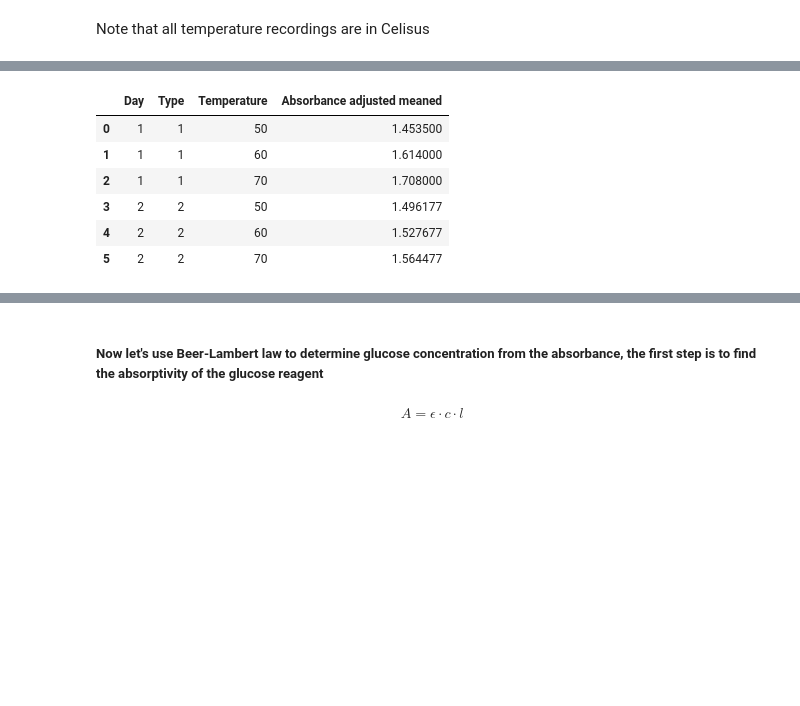
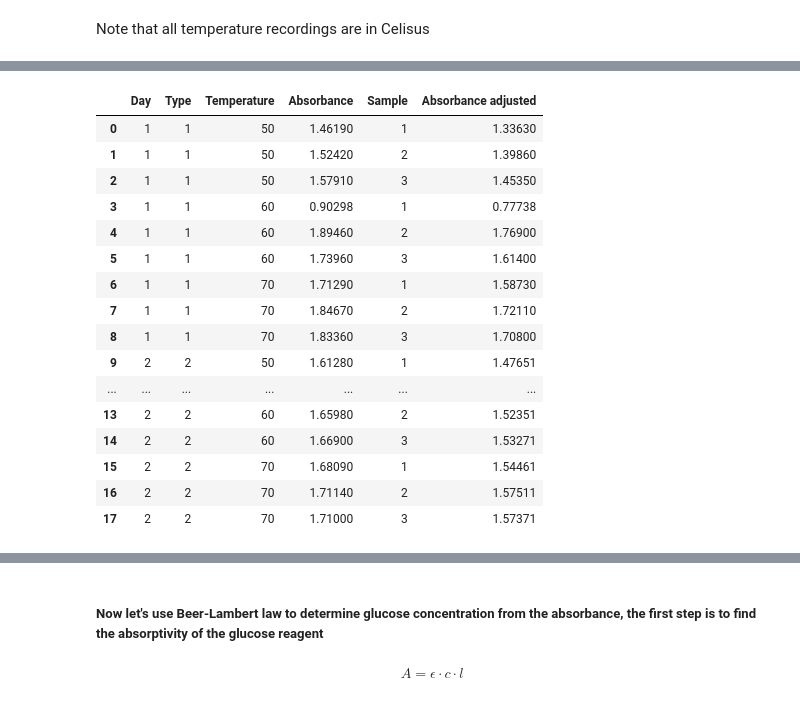
Before and after one commit to rahilisashaik/cbe154, a Jupyter notebook: sucrose-inversion-kinetics/data-analysis.ipynb, the cells around one changed output, grey strips where cells are left out. Drawn from its saved outputs; the diff is of its cells as text; code cells hidden in the pictures; blank space fills up the shorter version.

```diff
--- a/sucrose-inversion-kinetics/data-analysis.ipynb
+++ b/sucrose-inversion-kinetics/data-analysis.ipynb
@@ -71,22 +73,34 @@ df_res.query("Temperature == 50")
 # %%
 def adjust_absorbance(day, absorbance, A_DI1, A_DI2):
     if day == 1:
         return absorbance - A_DI1
     elif day == 2:
         return absorbance - A_DI2
     else:
         raise ValueError("Invalid day value")
 
 df_res["Absorbance adjusted"] = df_res.apply(lambda x: adjust_absorbance(x["Day"], x["Absorbance"], A_DI1, A_DI2), axis=1)
+
+df_res
+# %% [output]
+|  | Day | Type | Temperature | Absorbance | Sample | Absorbance adjusted |
+| 0 | 1 | 1 | 50 | 1.46190 | 1 | 1.33630 |
+| 1 | 1 | 1 | 50 | 1.52420 | 2 | 1.39860 |
+| 2 | 1 | 1 | 50 | 1.57910 | 3 | 1.45350 |
+| 3 | 1 | 1 | 60 | 0.90298 | 1 | 0.77738 |
+| 4 | 1 | 1 | 60 | 1.89460 | 2 | 1.76900 |
+| 5 | 1 | 1 | 60 | 1.73960 | 3 | 1.61400 |
+| 6 | 1 | 1 | 70 | 1.71290 | 1 | 1.58730 |
+| 7 | 1 | 1 | 70 | 1.84670 | 2 | 1.72110 |
+| 8 | 1 | 1 | 70 | 1.83360 | 3 | 1.70800 |
+| 9 | 2 | 2 | 50 | 1.61280 | 1 | 1.47651 |
+| ... | ... | ... | ... | ... | ... | ... |
+| 13 | 2 | 2 | 60 | 1.65980 | 2 | 1.52351 |
+| 14 | 2 | 2 | 60 | 1.66900 | 3 | 1.53271 |
+| 15 | 2 | 2 | 70 | 1.68090 | 1 | 1.54461 |
+| 16 | 2 | 2 | 70 | 1.71140 | 2 | 1.57511 |
+| 17 | 2 | 2 | 70 | 1.71000 | 3 | 1.57371 |
 # %%
-df_grouped = df_res.groupby(["Day", "Type", "Temperature"])["Absorbance adjusted"].mean().reset_index()
-df_grouped.rename(columns={"Absorbance adjusted": "Absorbance adjusted meaned"}, inplace=True)
-df_grouped
+# df_grouped = df_res.groupby(["Day", "Type", "Temperature"])["Absorbance adjusted"].mean().reset_index()
+# df_grouped.rename(columns={"Absorbance adjusted": "Absorbance adjusted meaned"}, inplace=True)
+# df_grouped
-# %% [output]
-|  | Day | Type | Temperature | Absorbance adjusted meaned |
-| 0 | 1 | 1 | 50 | 1.453500 |
-| 1 | 1 | 1 | 60 | 1.614000 |
-| 2 | 1 | 1 | 70 | 1.708000 |
-| 3 | 2 | 2 | 50 | 1.496177 |
-| 4 | 2 | 2 | 60 | 1.527677 |
-| 5 | 2 | 2 | 70 | 1.564477 |
```
Also changed, not shown: parts of 14 cells of this notebook.
